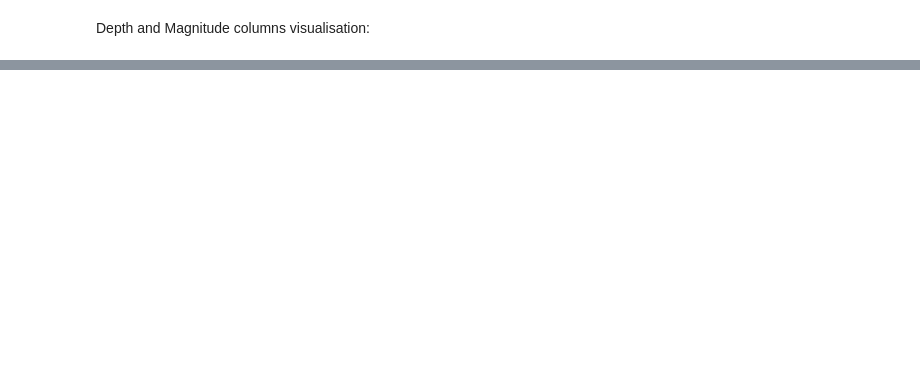
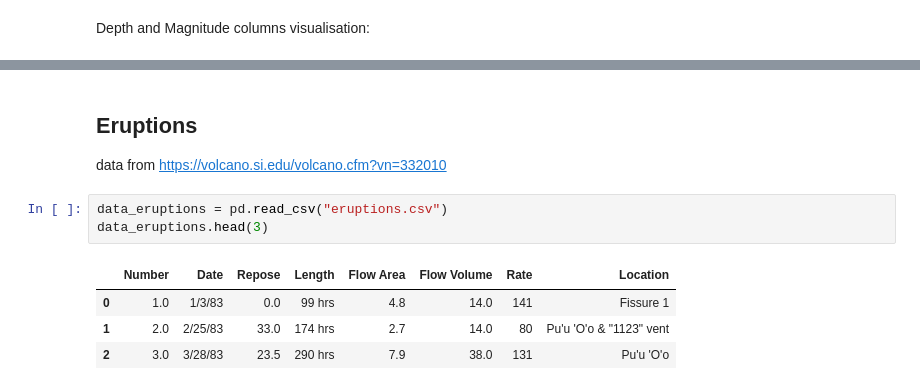
Before and after one commit to JovanovicNatalija/MachineLearningMATF, a Jupyter notebook: data_exploration.ipynb, the cells around one changed output, grey strips where cells are left out. Saved outputs shown, nothing was run; the diff lists cells and outputs as text; blank space fills up the shorter version.

```diff
--- a/data_exploration.ipynb
+++ b/data_exploration.ipynb
@@ -161,0 +51,11 @@ def distance_lat_lon(lat1, lon1, lat2, lon2):
+# %% [markdown]
+## Eruptions
+data from https://volcano.si.edu/volcano.cfm?vn=332010
+# %%
+data_eruptions = pd.read_csv("eruptions.csv")
+data_eruptions.head(3)
+# %% [output]
+|  | Number | Date | Repose | Length | Flow Area | Flow Volume | Rate | Location |
+| 0 | 1.0 | 1/3/83 | 0.0 | 99 hrs | 4.8 | 14.0 | 141 | Fissure 1 |
+| 1 | 2.0 | 2/25/83 | 33.0 | 174 hrs | 2.7 | 14.0 | 80 | Pu'u 'O'o & "1123" vent |
+| 2 | 3.0 | 3/28/83 | 23.5 | 290 hrs | 7.9 | 38.0 | 131 | Pu'u 'O'o |
```
Also changed, not shown: parts of 40 cells of this notebook, 4 other files.
